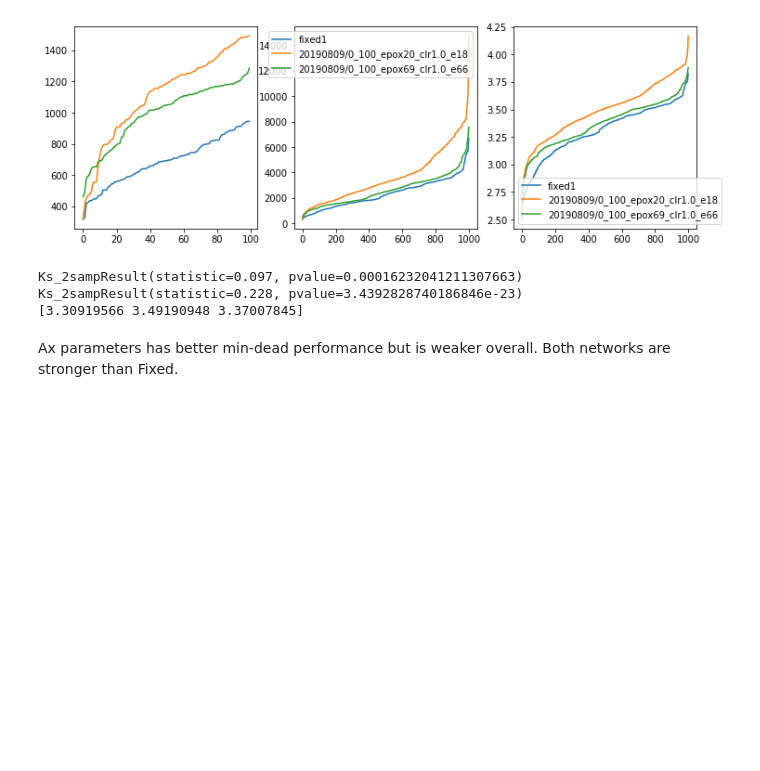
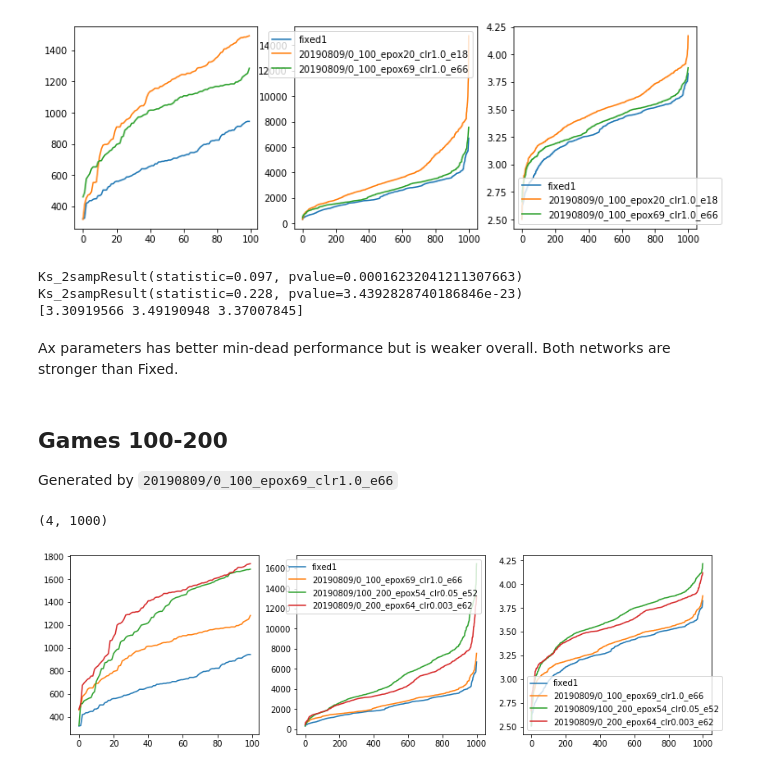
Before and after one commit to fqjin/2048NN, a Jupyter notebook: compare_models_min.ipynb, the cells around one changed output. Drawn from its saved outputs; the diff is of its cells as text; code cells hidden in the pictures; blank space fills up the shorter version.

```diff
--- a/compare_models_min.ipynb
+++ b/compare_models_min.ipynb
@@ -122,3 +122,40 @@ Ks_2sampResult(statistic=0.228, pvalue=3.4392828740186846e-23)
 [3.30919566 3.49190948 3.37007845]
 # %% [markdown]
 Ax parameters has better min-dead performance but is weaker overall. Both networks are stronger than Fixed.
+# %% [markdown]
+## Games 100-200
+Generated by `20190809/0_100_epox69_clr1.0_e66`
+# %%
+# Use ax to choose hyperparameters
+results = []
+names = ['fixed1.npz',
+         '20190809/0_100_epox69_clr1.0_e66.npz',
+         '20190809/100_200_epox54_clr0.05_e52.npz',
+         '20190809/0_200_epox64_clr0.003_e62.npz',
+         ]
+for name in names:
+    dist = np.load(name)
+    scores = np.asarray([dist['scores']]).flatten()
+    scores.sort()
+    results.append(scores)
+names=[name[:-4] for name in names]
+results = np.vstack(results)
+print(results.shape)
+logresults = np.log10(results + 1)
+
+plt.subplots(figsize=(14, 4))
+plt.subplot(131)
+for i in range(len(results)):
+    plt.plot(results[i][:100])
+plt.subplot(132)
+for i in range(len(results)):
+    plt.plot(results[i])
+plt.legend(names)
+plt.subplot(133)
+for i in range(len(logresults)):
+    plt.plot(logresults[i])
+plt.legend(names)
+plt.show()
+# %% [output]
+(4, 1000)
+[figure, added]
```
Also changed, not shown: parts of 6 cells of this notebook, 6 other files.
